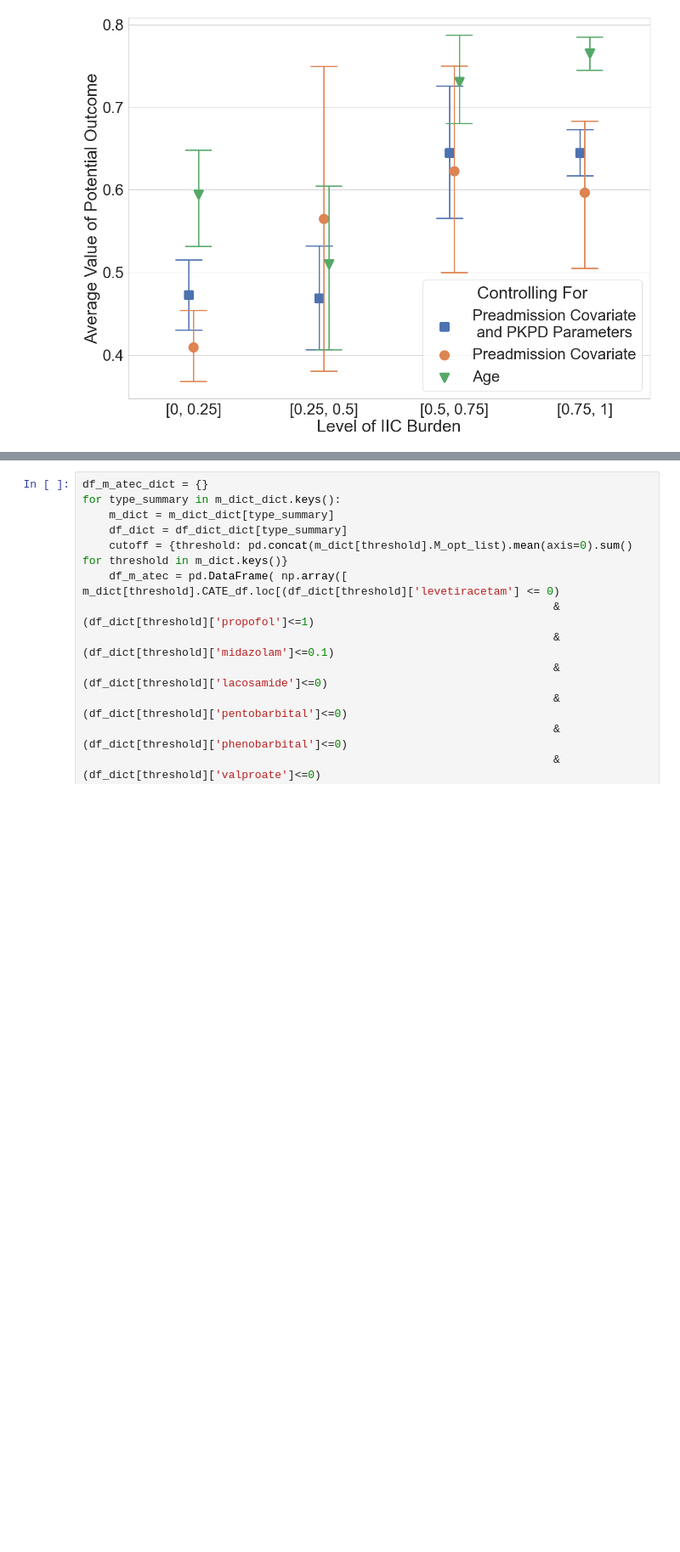
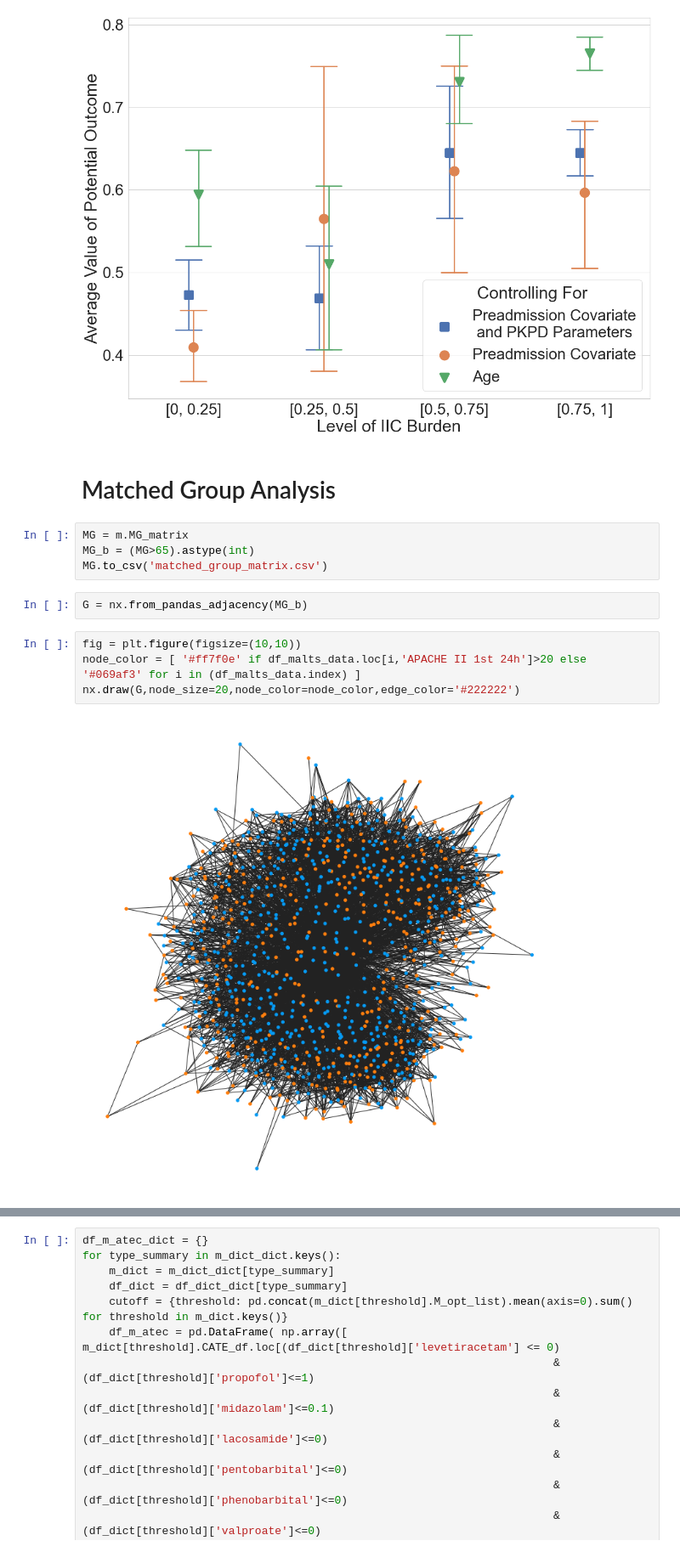
Before and after one commit to Hockey86/iic_causal_inference, a Jupyter notebook: aim2/short_term_drug_effect.ipynb, the cells around one changed output, grey strips where cells are left out. Shown at 85% size. Cells and saved outputs as stored; diff of their text form; blank space fills up the shorter version.

```diff
--- a/aim2/short_term_drug_effect.ipynb
+++ b/aim2/short_term_drug_effect.ipynb
@@ -385,3 +387,17 @@ plt.xticks(np.arange(len(thresholds)-1),[str([thresholds[i-1],thresholds[i]]) fo
 fig.savefig('new_max.png')
 # %% [output]
 [figure]
+# %% [markdown]
+# Matched Group Analysis
+# %%
+MG = m.MG_matrix
+MG_b = (MG>65).astype(int)
+MG.to_csv('matched_group_matrix.csv')
+# %%
+G = nx.from_pandas_adjacency(MG_b)
+# %%
+fig = plt.figure(figsize=(10,10))
+node_color = [ '#ff7f0e' if df_malts_data.loc[i,'APACHE II 1st 24h']>20 else '#069af3' for i in (df_malts_data.index) ]
+nx.draw(G,node_size=20,node_color=node_color,edge_color='#222222')
+# %% [output]
+[figure, added]
```
Also changed, not shown: parts of 27 cells of this notebook, 33 other files.
